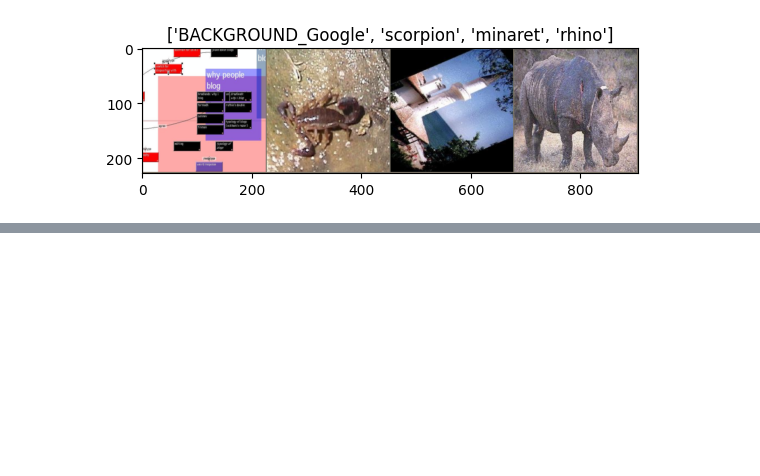
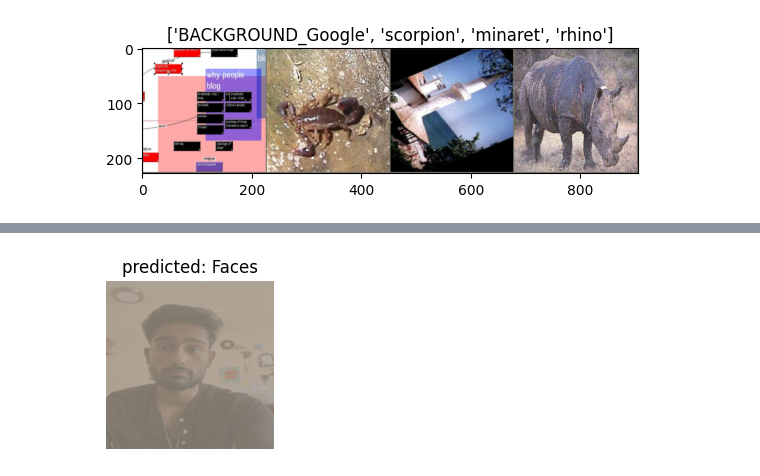
Before and after one commit to bhushanmandava/TransferLearning-PyTorch-, a Jupyter notebook: caltech_data[Resnet]/resnet.ipynb, the cells around one changed output, grey strips where cells are left out. Cells and saved outputs as stored; diff of their text form; code cells hidden in the pictures; blank space fills up the shorter version.

```diff
--- a/caltech_data[Resnet]/resnet.ipynb
+++ b/caltech_data[Resnet]/resnet.ipynb
@@ -276,0 +371,27 @@ Epoch 1/24
+# %%
+#inference
+def visualize_model_predictions(model,image_path):
+    was_training =model.training
+    model.eval()
+    img =Image.open(image_path)
+    img=val_dataset.dataset.transform(img)
+    img =img.unsqueeze(0)
+    img =img.to(device)
+    with torch.no_grad():
+        outputs =model(img)
+        _,preds =torch.max(outputs, 1)
+        ax =plt.subplot(2,2,1)
+        ax.axis('off')
+        ax.set_title(f'predicted: {class_names[preds[0]]}')
+        imshow(img.cpu().data[0])
+        model.train(mode=was_training)
+# %%
+visualize_model_predictions(
+    model_ft,
+    image_path='/Users/saibhargavmandava/Documents/bhushanGit/TransferLearning-PyTorch-/caltech_data[Resnet]/inferance_image/1-4d0401a7.jpg'
+)
+
+plt.ioff()
+plt.show()
+# %% [output]
+[figure, added]
```
Also changed, not shown: parts of 9 cells of this notebook.
